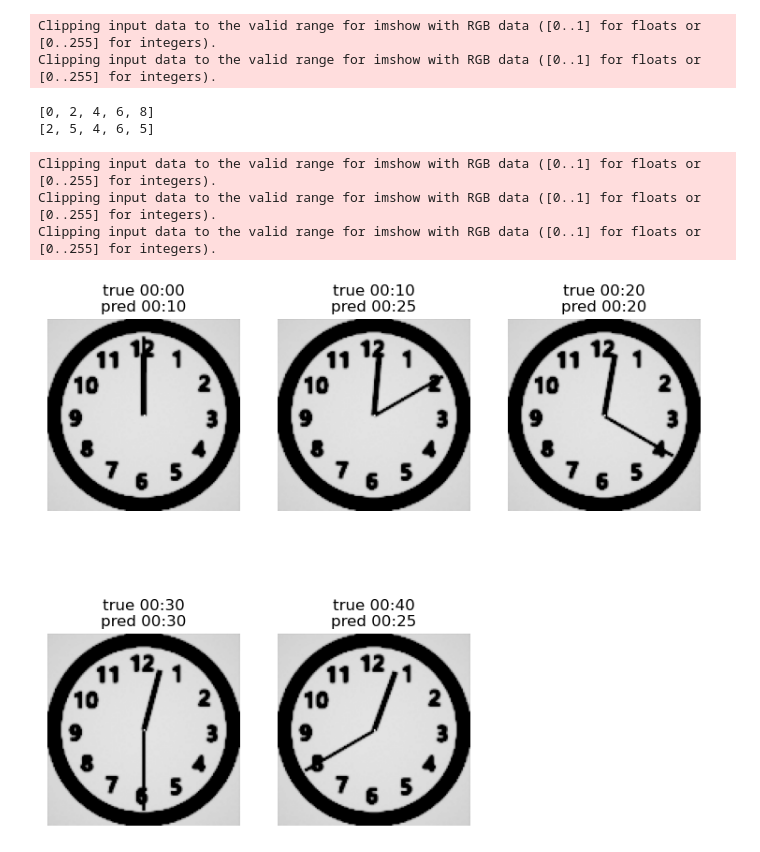
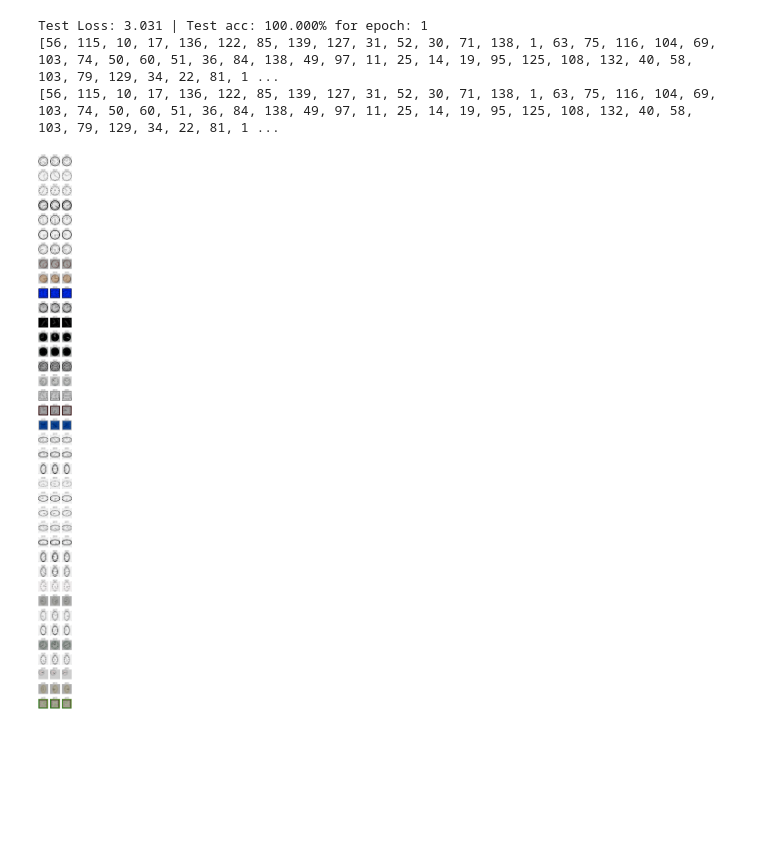
Before and after one commit to lisciu24/time-recognition, a Jupyter notebook: notebook.ipynb, the cells around one changed output. Drawn from its saved outputs; the diff is of its cells as text; code cells hidden in the pictures; blank space fills up the shorter version.

```diff
--- a/notebook.ipynb
+++ b/notebook.ipynb
@@ -43,7 +86,6 @@ def label_to_hour(label):
   minutes = int(label) * 5
   hours = minutes // 60
   minutes = minutes - hours * 60
-  # return str(label).zfill(2) + ":00"
   return str(hours).zfill(2) + ":" + str(minutes).zfill(2)
 
 # show images with their labels as time
@@ -59,28 +101,30 @@ def show_images(images, labels=[], predicted=[], cmap=None):
       plt.title("true " + label_to_hour(labels[i]) + "\n" +
                 "pred " + label_to_hour(predicted[i]))
     plt.axis("off")
-    plt.imshow(images[i], cmap=cmap)
+    plt.imshow(np.clip(images[i], 0, 1), cmap=cmap)
   plt.show()
 # %%
 # dataset class
 class ClocksDataset(Dataset):
-    def __init__(self, annotations_file, img_dir, transform=None, target_transform=None):
-        self.img_labels = pd.read_csv(annotations_file, names=["img_path", "label"])
+    def __init__(self, annotations_file, img_dir, preprocessed, transform=None, target_transform=None):
+        self.img_labels = pd.read_csv(annotations_file, names=["prep_path", "img_path", "label"])
         self.img_dir = img_dir
+        self.preprocessed = preprocessed
         self.transform = transform
         self.target_transform = target_transform
         self.img_buffer = []
-        for idx in range(len(self)):
-          img_path = os.path.join(self.img_dir, self.img_labels.iloc[idx, 0])
-          image = read_image(img_path, mode=ImageReadMode.RGB)
-          self.img_buffer.append(image)
+        for i in range(len(self)):
+          if self.preprocessed:
+            self.img_buffer.append(torch.load(os.path.join(self.img_dir, self.img_labels.iloc[i, 0])))
+          else:
+            self.img_buffer.append(read_image(os.path.join(self.img_dir, self.img_labels.iloc[i, 1]), mode=ImageReadMode.RGB))
 
     def __len__(self):
         return len(self.img_labels)
 
     def __getitem__(self, idx):
         image = self.img_buffer[idx]
-        label = self.img_labels.iloc[idx, 1]
+        label = self.img_labels.iloc[idx, 2]
         if self.transform:
           image = self.transform(image)
         if self.target_transform:
@@ -224,14 +266,8 @@ if ENABLE_TORCHVIZ:
 # Dataset setup
 labels_file = WORK_DIR + "labels.csv"
 transform = v2.Compose([v2.ToDtype(torch.float32, scale=True), v2.Normalize(mean=(0.5,), std=(0.5,))])
-dataset = ClocksDataset(labels_file, IMAGE_DIR, transform)
+if LOAD_MODEL_AND_EVAL_ONLY:
+  dataset = ClocksDataset(labels_file, SHOW_CASE_DIR, False, transform)
+else:
+  dataset = ClocksDataset(labels_file, PREPROCESSED_DIR, True, transform)
 dataloader = DataLoader(dataset, batch_size=128, shuffle=True)
-
-# model setup
-model = CNN()
-model.to(DEVICE)
-loss_fn = nn.CrossEntropyLoss()
-optimizer = torch.optim.SGD(model.parameters(), lr=0.4)
-
-if ENABLE_TORCHVIZ:
-  visualize()
@@ -260,17 +295,17 @@ batch: 16/43 | loss: 5.062 | acc: 0.488%
 # %%
-idx = slice(0,10, 2)
+eval()
+if LOAD_MODEL_AND_EVAL_ONLY:
+  idx = slice(0, len(dataset))
+else:
+  idx = slice(0,5000, 200)
 images, labels = dataset.get_images(idx)
 items, _ = dataset.get_images(idx, False)
 predicted = predict(items)
 print(labels)
 print(predicted)
 show_images(images, labels, predicted)
 # %% [output]
-Clipping input data to the valid range for imshow with RGB data ([0..1] for floats or [0..255] for integers).
-Clipping input data to the valid range for imshow with RGB data ([0..1] for floats or [0..255] for integers).
+Test Loss: 3.031 | Test acc: 100.000% for epoch: 1
+[56, 115, 10, 17, 136, 122, 85, 139, 127, 31, 52, 30, 71, 138, 1, 63, 75, 116, 104, 69, 103, 74, 50, 60, 51, 36, 84, 138, 49, 97, 11, 25, 14, 19, 95, 125, 108, 132, 40, 58, 103, 79, 129, 34, 22, 81, 1 ...
+[56, 115, 10, 17, 136, 122, 85, 139, 127, 31, 52, 30, 71, 138, 1, 63, 75, 116, 104, 69, 103, 74, 50, 60, 51, 36, 84, 138, 49, 97, 11, 25, 14, 19, 95, 125, 108, 132, 40, 58, 103, 79, 129, 34, 22, 81, 1 ...
-[0, 2, 4, 6, 8]
-[2, 5, 4, 6, 5]
-Clipping input data to the valid range for imshow with RGB data ([0..1] for floats or [0..255] for integers).
-Clipping input data to the valid range for imshow with RGB data ([0..1] for floats or [0..255] for integers).
-Clipping input data to the valid range for imshow with RGB data ([0..1] for floats or [0..255] for integers).
-[figure, old version]
+[figure, new version]
```
Also changed, not shown: parts of 12 cells of this notebook.
